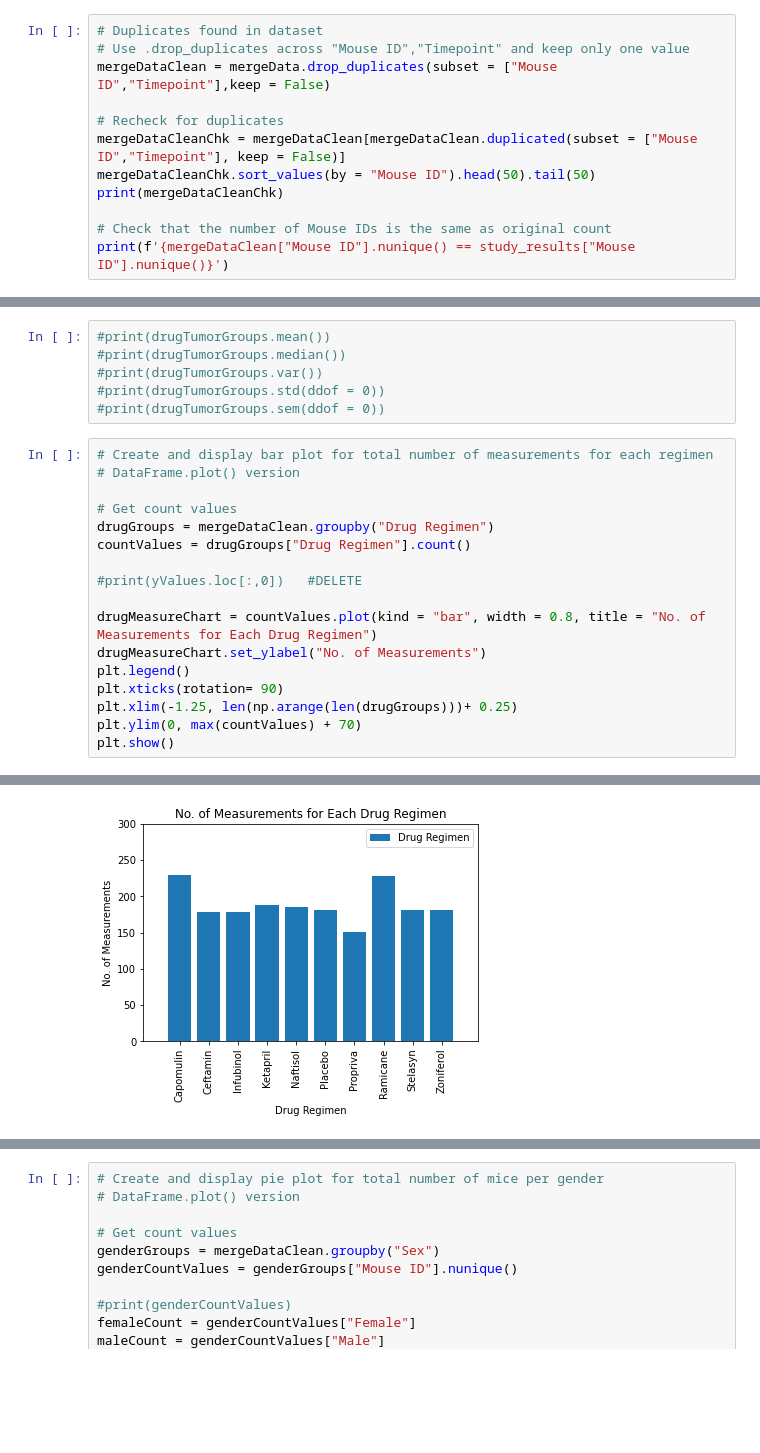
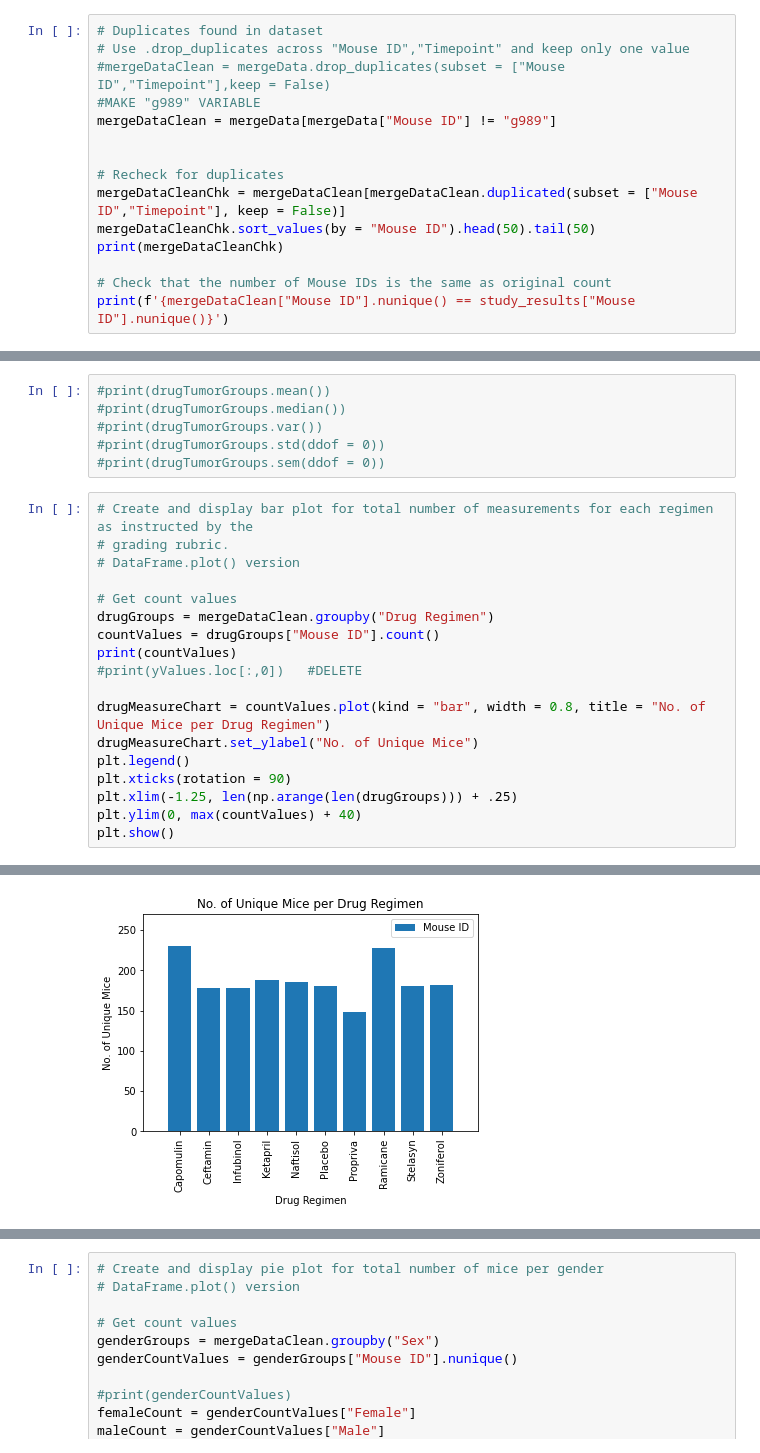
Before and after one commit to SanabuW/matplotlib-challenge, a Jupyter notebook: pymaceuticals_submission_file.ipynb, the cells around one changed output, grey strips where cells are left out. Saved outputs shown, nothing was run; the diff lists cells and outputs as text; blank space fills up the shorter version.

```diff
--- a/pymaceuticals_submission_file.ipynb
+++ b/pymaceuticals_submission_file.ipynb
@@ -85,7 +95,10 @@ mergeDataDupe.sort_values(by = "Mouse ID").head(50).tail(50)
 # %%
 # Duplicates found in dataset
 # Use .drop_duplicates across "Mouse ID","Timepoint" and keep only one value
-mergeDataClean = mergeData.drop_duplicates(subset = ["Mouse ID","Timepoint"],keep = False)
+#mergeDataClean = mergeData.drop_duplicates(subset = ["Mouse ID","Timepoint"],keep = False)
+#MAKE "g989" VARIABLE
+mergeDataClean = mergeData[mergeData["Mouse ID"] != "g989"]
+
 
 # Recheck for duplicates
 mergeDataCleanChk = mergeDataClean[mergeDataClean.duplicated(subset = ["Mouse ID","Timepoint"], keep = False)]
@@ -161,20 +198,21 @@ summaryStatsdf
 #print(drugTumorGroups.std(ddof = 0))
 #print(drugTumorGroups.sem(ddof = 0))
 # %%
-# Create and display bar plot for total number of measurements for each regimen
+# Create and display bar plot for total number of measurements for each regimen as instructed by the
+# grading rubric.
 # DataFrame.plot() version
 
 # Get count values
 drugGroups = mergeDataClean.groupby("Drug Regimen")
-countValues = drugGroups["Drug Regimen"].count()
-
+countValues = drugGroups["Mouse ID"].count()
+print(countValues)
 #print(yValues.loc[:,0])   #DELETE
 
-drugMeasureChart = countValues.plot(kind = "bar", width = 0.8, title = "No. of Measurements for Each Drug Regimen")
-drugMeasureChart.set_ylabel("No. of Measurements")
+drugMeasureChart = countValues.plot(kind = "bar", width = 0.8, title = "No. of Unique Mice per Drug Regimen")
+drugMeasureChart.set_ylabel("No. of Unique Mice")
 plt.legend()
-plt.xticks(rotation= 90)
-plt.xlim(-1.25, len(np.arange(len(drugGroups)))+ 0.25)
-plt.ylim(0, max(countValues) + 70)
+plt.xticks(rotation = 90)
+plt.xlim(-1.25, len(np.arange(len(drugGroups))) + .25)
+plt.ylim(0, max(countValues) + 40)
 plt.show()
 # %% [output]
@@ -181,4 +231,4 @@ plt.show()
-[figure, old version]
+[figure, new version]
 # %%
 #pyplot version
 # Get count values
```
Also changed, not shown: parts of 16 cells of this notebook.
